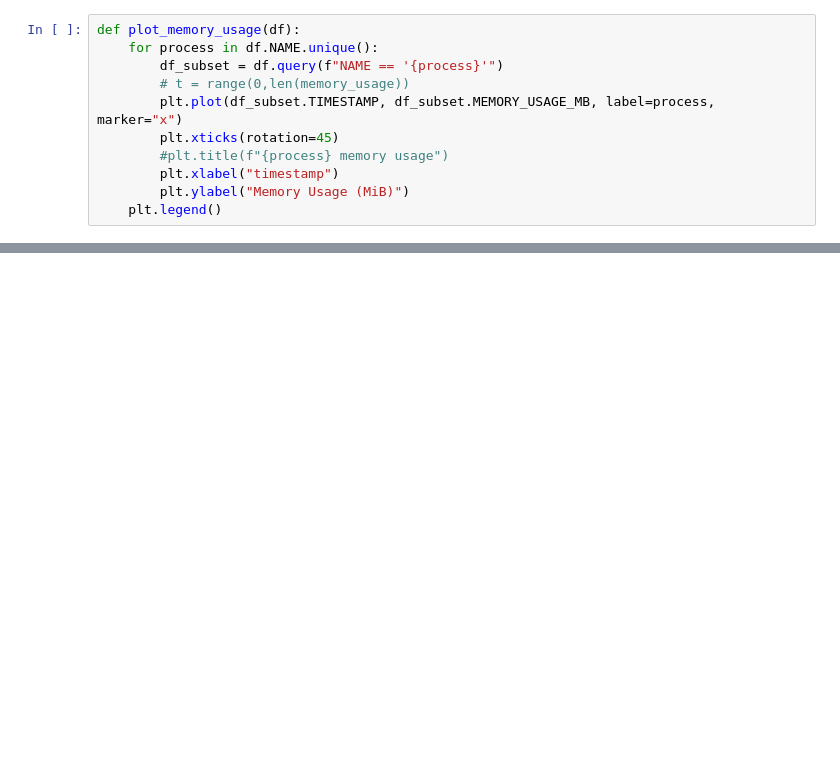
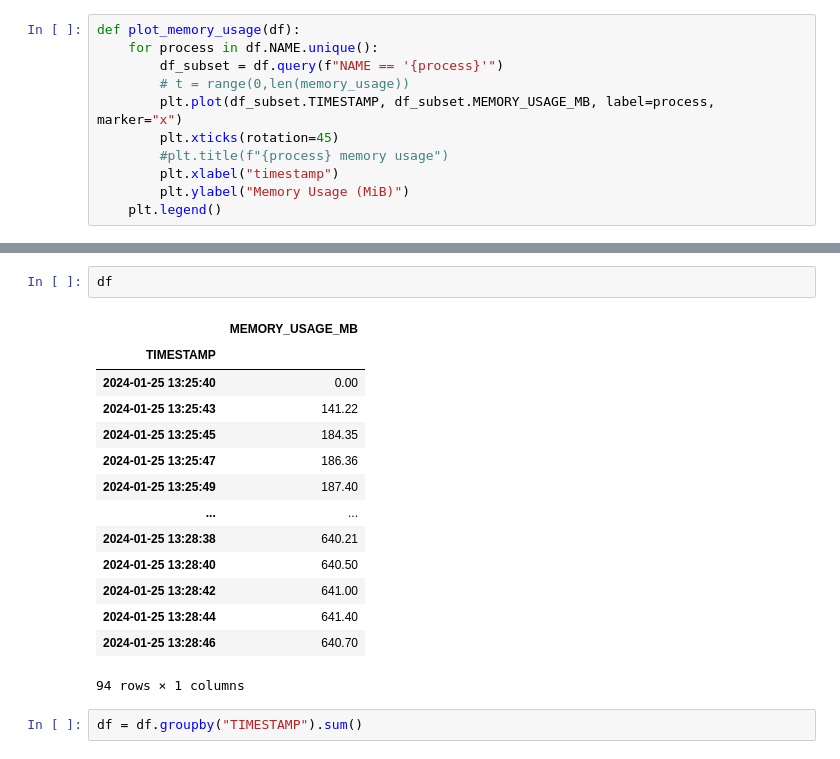
Before and after one commit to ExplodedViewMelon/vod, a Jupyter notebook: src/vod_benchmarking/docker_stats_extracter.ipynb, the cells around one changed output, grey strips where cells are left out. Drawn from its saved outputs; the diff is of its cells as text; blank space fills up the shorter version.

```diff
--- a/src/vod_benchmarking/docker_stats_extracter.ipynb
+++ b/src/vod_benchmarking/docker_stats_extracter.ipynb
@@ -69,0 +66,19 @@ plt.show()
+# %%
+df
+# %% [output]
+|  | MEMORY_USAGE_MB |
+| TIMESTAMP |  |
+| 2024-01-25 13:25:40 | 0.00 |
+| 2024-01-25 13:25:43 | 141.22 |
+| 2024-01-25 13:25:45 | 184.35 |
+| 2024-01-25 13:25:47 | 186.36 |
+| 2024-01-25 13:25:49 | 187.40 |
+| ... | ... |
+| 2024-01-25 13:28:38 | 640.21 |
+| 2024-01-25 13:28:40 | 640.50 |
+| 2024-01-25 13:28:42 | 641.00 |
+| 2024-01-25 13:28:44 | 641.40 |
+| 2024-01-25 13:28:46 | 640.70 |
+94 rows × 1 columns
+# %%
+df = df.groupby("TIMESTAMP").sum()
```
Also changed, not shown: parts of 5 cells of this notebook, 6 other files.
